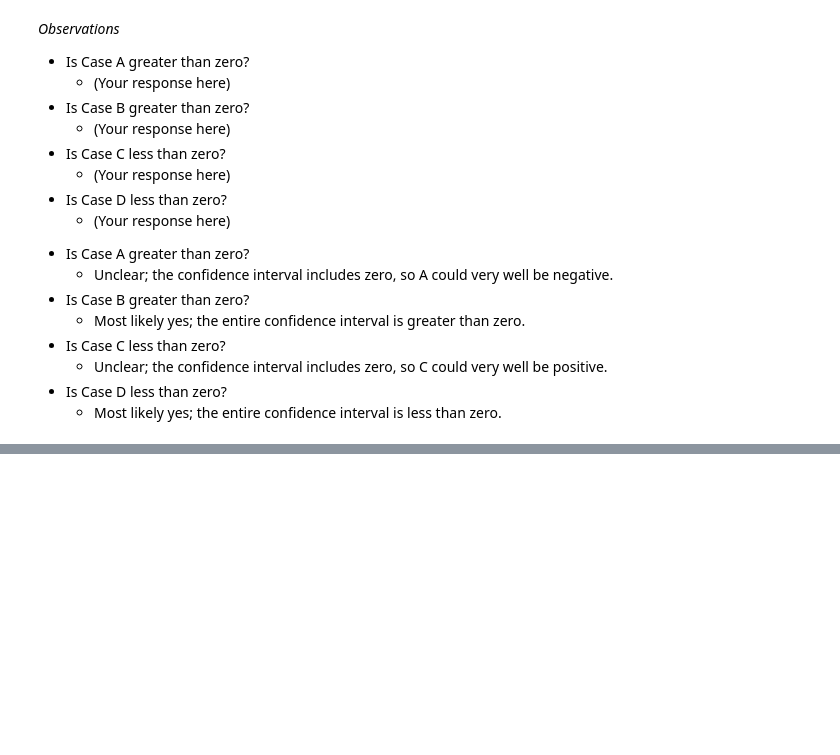
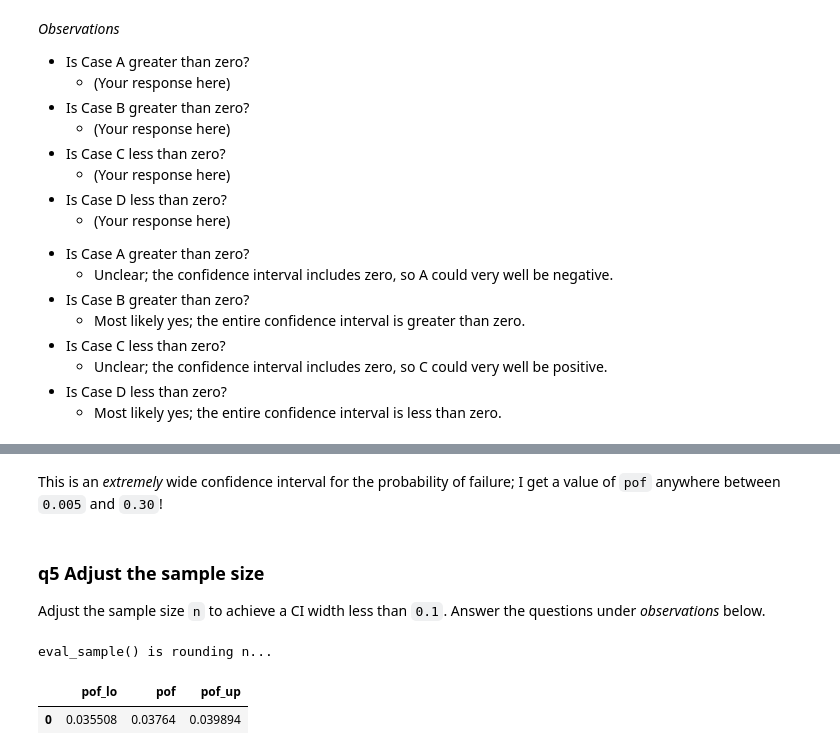
Before and after one commit to zdelrosario/evc-course, a Jupyter notebook: exercises/e-stat05-CI-master.ipynb, the cells around one changed output, grey strips where cells are left out. Drawn from its saved outputs; the diff is of its cells as text; code cells hidden in the pictures; blank space fills up the shorter version.

```diff
--- a/exercises/e-stat05-CI-master.ipynb
+++ b/exercises/e-stat05-CI-master.ipynb
@@ -341,0 +355,36 @@ eval_sample() is rounding n...
+# %% [markdown]
+This is an *extremely* wide confidence interval for the probability of failure; I get a value of `pof` anywhere between `0.005` and `0.30`!
+# %% [markdown]
+### __q5__ Adjust the sample size
+
+Adjust the sample size `n` to achieve a CI width less than `0.1`.  Answer the questions under *observations* below.
+# %%
+## TODO: Adjust the sample size
+df_pof = (
+    md_beam
+    >> gr.ev_sample(
+# task-begin
+        # n=20,
+# task-end
+# solution-begin
+        n=5e4,
+# solution-end
+        df_det="nom",
+    )
+    >> gr.tf_summarize(
+        pof_lo=gr.pr_lo(DF.g_stress <= 0),
+        pof=gr.pr(DF.g_stress <= 0),
+        pof_up=gr.pr_up(DF.g_stress <= 0),
+    )
+)
+
+## NOTE: No need to edit; use to check your work
+assert \
+    abs(df_pof.pof_up[0] - df_pof.pof_lo[0]) < 0.1, \
+    "CI is too wide; increase `n`"
+
+df_pof
+# %% [output]
+eval_sample() is rounding n...
+|  | pof_lo | pof | pof_up |
+| 0 | 0.035508 | 0.03764 | 0.039894 |
```
Also changed, not shown: parts of 40 cells of this notebook.
